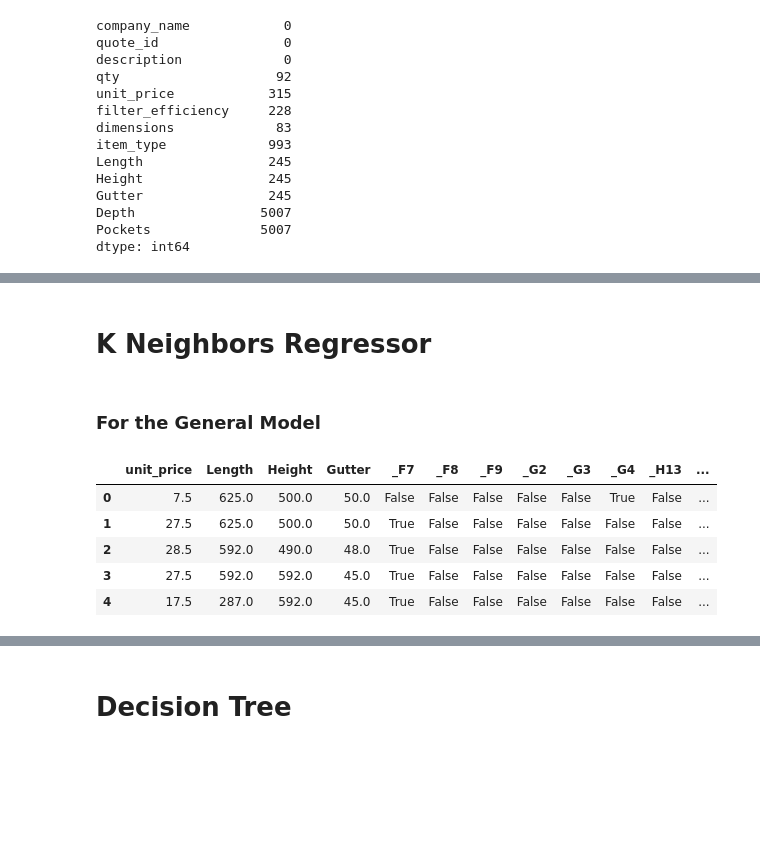
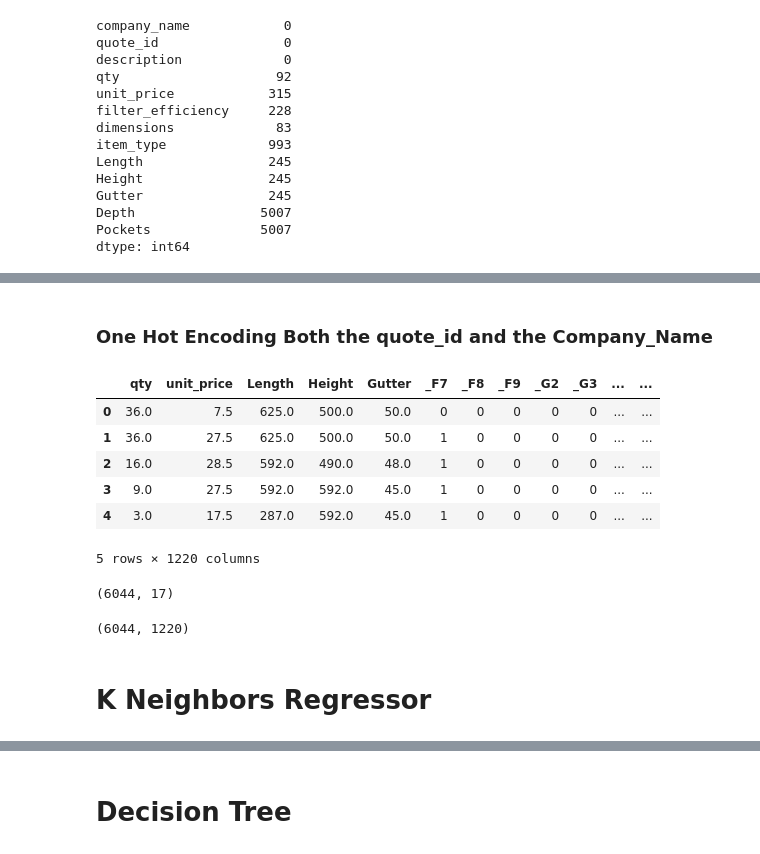
Before and after one commit to JJ223/Samsung, a Jupyter notebook: notebooks/Models.ipynb, the cells around one changed output, grey strips where cells are left out. Cells and saved outputs as stored; diff of their text form; code cells hidden in the pictures; blank space fills up the shorter version.

```diff
--- a/notebooks/Models.ipynb
+++ b/notebooks/Models.ipynb
@@ -56,22 +103,0 @@ for i, name in enumerate(proccessed_names):
-# %%
-df_model = df_clean.copy()
-df_model['company_name'] = df_model['company_name'].apply(lambda x: map_names.get(re.sub(r'[^a-zA-Z]', '', str(x).lower())))
-
-filterTypes = ["G1","G2","G3","G4","M5","M6","F7","F8","F9","H13","H14"]
-
-def getFilterType(x):
-    for filterType in filterTypes:
-        if filterType in x:
-            return filterType
-    return np.nan
-
-df_model['filter_efficiency'] = df_model['filter_efficiency'].apply(lambda x: getFilterType(x))
-df_model = df_model.dropna(subset=['filter_efficiency'])
-
-category_dummies = pd.get_dummies(df_model['filter_efficiency'], prefix='')
-df_model.drop(['filter_efficiency','dimensions'], axis=1, inplace=True)
-
-df_model = pd.concat([df_model, category_dummies], axis=1)
-df_model.head()
-df_model.to_csv('../data/budget-data-model.csv', index=False)
-df_model.head()
@@ -85,20 +104,41 @@ df_model.head()
+# %% [markdown]
+### One Hot Encoding Both the quote_id and the Company_Name
+# %%
+df_OneHot = df_model.copy()
+
+#Apply a regex to format all company names
+df_OneHot['company_name'] = df_OneHot['company_name'].apply(lambda x:re.sub(r'[^a-zA-Z]', '', str(x).lower()))
+
+cols_to_encode = ['company_name', 'quote_id']
+
+data_to_encode = df_OneHot[cols_to_encode]
+
+encoder = OneHotEncoder(sparse=False, drop='first')
+encoder.fit(data_to_encode)
+
+encoded_data = encoder.transform(data_to_encode)
+encoded_df = pd.DataFrame(encoded_data, columns=encoder.get_feature_names_out(cols_to_encode))
+
+df_OneHot = pd.concat([df_OneHot.reset_index(drop=True), encoded_df.reset_index(drop=True)], axis=1)
+df_OneHot = df_OneHot.drop(cols_to_encode, axis=1)
+
+df_OneHot.to_csv('../data/training-CSVs/budget-data-model-OneHot.csv', index=False)
+df_OneHot.head()
+# %% [output]
+|  | qty | unit_price | Length | Height | Gutter | _F7 | _F8 | _F9 | _G2 | _G3 | ... | ... |
+| 0 | 36.0 | 7.5 | 625.0 | 500.0 | 50.0 | 0 | 0 | 0 | 0 | 0 | ... | ... |
+| 1 | 36.0 | 27.5 | 625.0 | 500.0 | 50.0 | 1 | 0 | 0 | 0 | 0 | ... | ... |
+| 2 | 16.0 | 28.5 | 592.0 | 490.0 | 48.0 | 1 | 0 | 0 | 0 | 0 | ... | ... |
+| 3 | 9.0 | 27.5 | 592.0 | 592.0 | 45.0 | 1 | 0 | 0 | 0 | 0 | ... | ... |
+| 4 | 3.0 | 17.5 | 287.0 | 592.0 | 45.0 | 1 | 0 | 0 | 0 | 0 | ... | ... |
+5 rows × 1220 columns
+# %%
+df_Vocab.shape
+# %% [output]
+(6044, 17)
+# %%
+df_OneHot.shape
+# %% [output]
+(6044, 1220)
 # %% [markdown]
 # K Neighbors Regressor
-# %% [markdown]
-### For the General Model
-# %%
-from sklearn.model_selection import train_test_split
-from sklearn.neighbors import KNeighborsRegressor
-
-#df_model2 = df_model.drop(['company_name'], axis=1)
-df_model2 = df_model.drop(['company_name', 'quote_id'], axis=1)
-#df_model2 = df_model.copy()
-x_train, x_test, y_train, y_test = train_test_split(df_model2.drop(['unit_price'], axis=1), df_model2['unit_price'], test_size=0.2, random_state=42)
-df_model2.head()
-# %% [output]
-|  | unit_price | Length | Height | Gutter | _F7 | _F8 | _F9 | _G2 | _G3 | _G4 | _H13 | ... |
-| 0 | 7.5 | 625.0 | 500.0 | 50.0 | False | False | False | False | False | True | False | ... |
-| 1 | 27.5 | 625.0 | 500.0 | 50.0 | True | False | False | False | False | False | False | ... |
-| 2 | 28.5 | 592.0 | 490.0 | 48.0 | True | False | False | False | False | False | False | ... |
-| 3 | 27.5 | 592.0 | 592.0 | 45.0 | True | False | False | False | False | False | False | ... |
-| 4 | 17.5 | 287.0 | 592.0 | 45.0 | True | False | False | False | False | False | False | ... |
```
Also changed, not shown: parts of 24 cells of this notebook, 17 other files.
